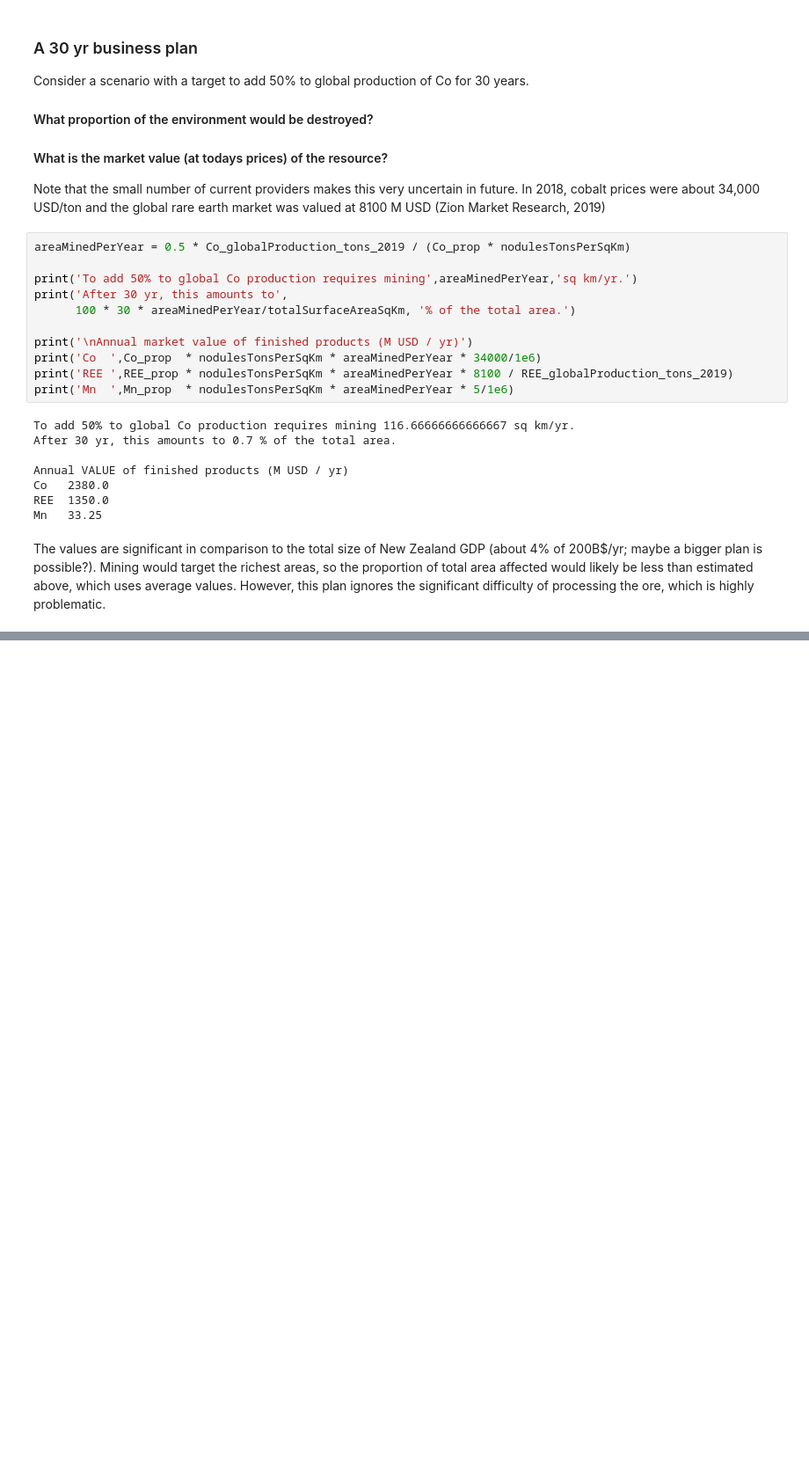
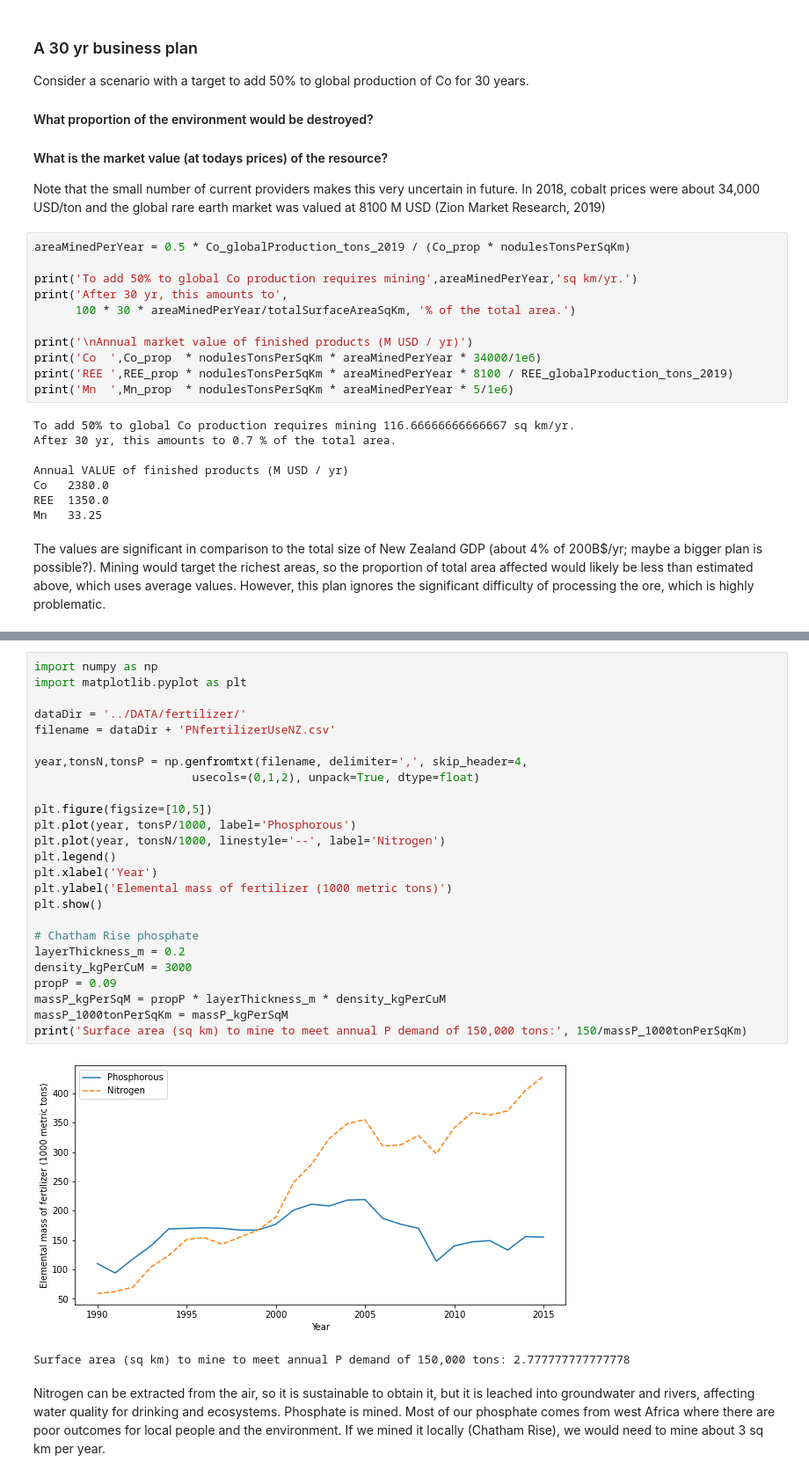
Before and after one commit to RupertSutherland/earth-materials-esci453, a Jupyter notebook: 453notebooks/10-zealandia-minerals-authigenic.ipynb, the cells around one changed output, grey strips where cells are left out. Shown at 88% size. Cells and saved outputs as stored; diff of their text form; blank space fills up the shorter version.

```diff
--- a/453notebooks/10-zealandia-minerals-authigenic.ipynb
+++ b/453notebooks/10-zealandia-minerals-authigenic.ipynb
@@ -113 +125,31 @@ https://en.wikipedia.org/wiki/United_Nations_Convention_on_the_Law_of_the_Sea
+# %%
+import numpy as np
+import matplotlib.pyplot as plt
+
+dataDir = '../DATA/fertilizer/'
+filename = dataDir + 'PNfertilizerUseNZ.csv'
+
+year,tonsN,tonsP = np.genfromtxt(filename, delimiter=',', skip_header=4,
+                       usecols=(0,1,2), unpack=True, dtype=float)
+
+plt.figure(figsize=[10,5])
+plt.plot(year, tonsP/1000, label='Phosphorous')
+plt.plot(year, tonsN/1000, linestyle='--', label='Nitrogen')
+plt.legend()
+plt.xlabel('Year')
+plt.ylabel('Elemental mass of fertilizer (1000 metric tons)')
+plt.show()
+
+# Chatham Rise phosphate
+layerThickness_m = 0.2
+density_kgPerCuM = 3000
+propP = 0.09
+massP_kgPerSqM = propP * layerThickness_m * density_kgPerCuM
+massP_1000tonPerSqKm = massP_kgPerSqM
+print('Surface area (sq km) to mine to meet annual P demand of 150,000 tons:', 150/massP_1000tonPerSqKm)
+# %% [output]
+[figure, added]
+Surface area (sq km) to mine to meet annual P demand of 150,000 tons: 2.777777777777778
+# %% [markdown]
+Nitrogen can be extracted from the air, so it is sustainable to obtain it, but it is leached into groundwater and rivers, affecting water quality for drinking and ecosystems. Phosphate is mined. Most of our phosphate comes from west Africa where there are poor outcomes for local people and the environment. If we mined it locally (Chatham Rise), we would need to mine about 3 sq km per year.
 # %% [markdown]
```
Also changed, not shown: parts of 4 cells of this notebook.
